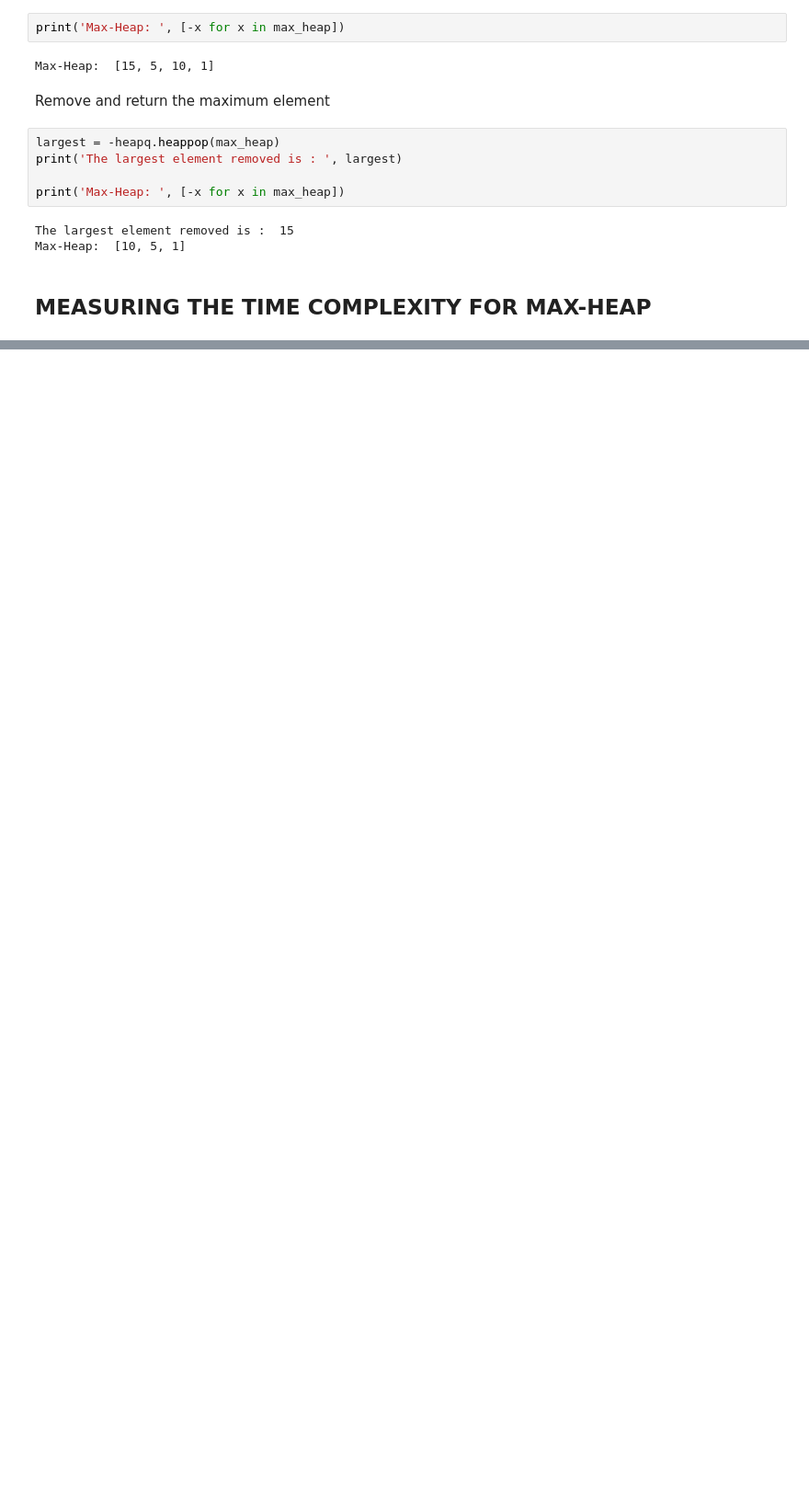
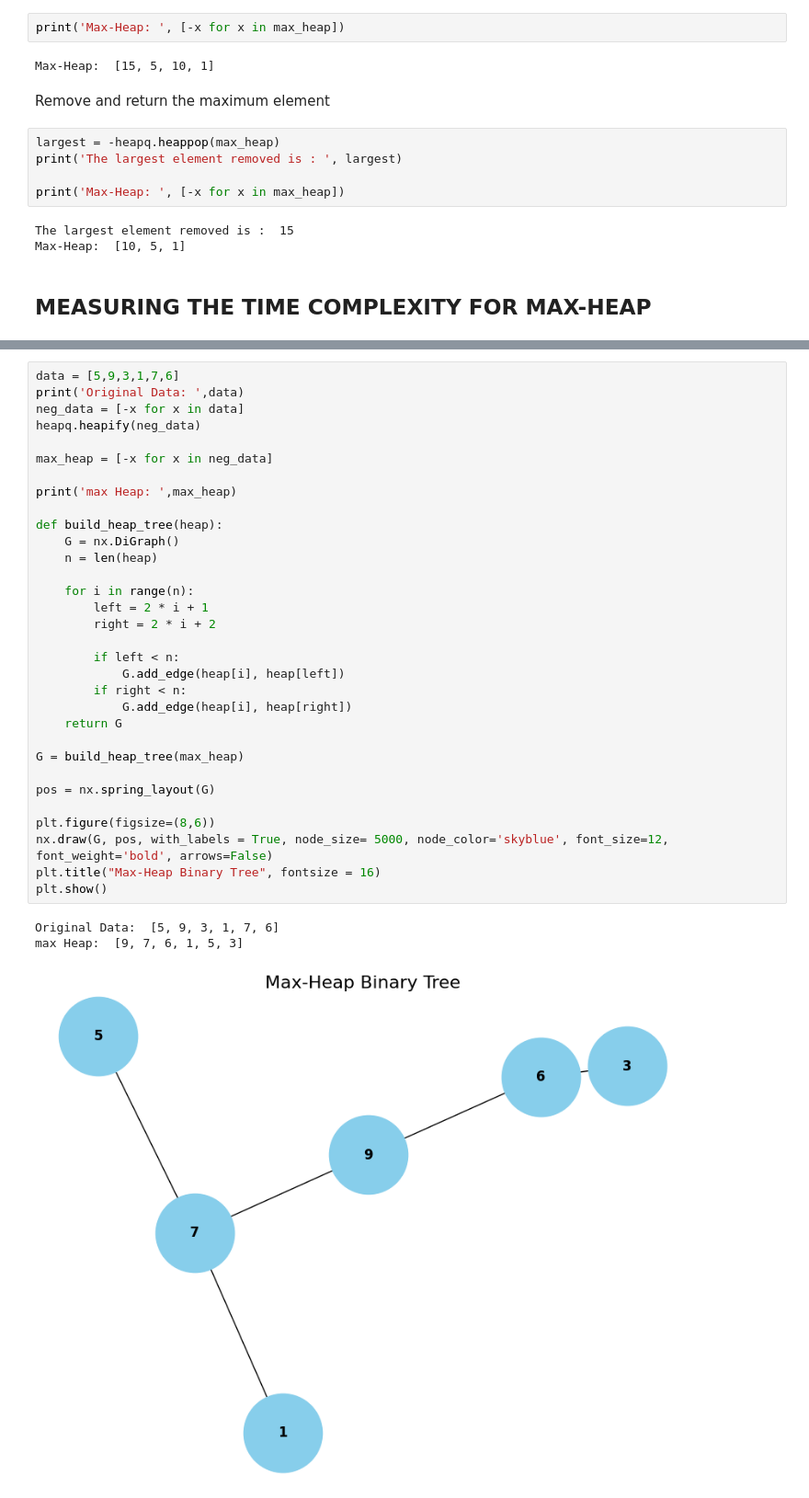
Before and after one commit to JeisonRobles/MIT-Algorithms, a Jupyter notebook: Heap Algorithm/Heap_Algorithm_andTimeComplexity.ipynb, the cells around one changed output, grey strips where cells are left out. Shown at 92% size. Cells and saved outputs as stored; diff of their text form; blank space fills up the shorter version.

```diff
--- a/Heap Algorithm/Heap_Algorithm_andTimeComplexity.ipynb
+++ b/Heap Algorithm/Heap_Algorithm_andTimeComplexity.ipynb
@@ -67,0 +164,36 @@ def heap_pop_time(n):
+# %%
+data = [5,9,3,1,7,6]
+print('Original Data: ',data)
+neg_data = [-x for x in data]
+heapq.heapify(neg_data)
+
+max_heap = [-x for x in neg_data]
+
+print('max Heap: ',max_heap)
+
+def build_heap_tree(heap):
+    G = nx.DiGraph()
+    n = len(heap)
+
+    for i in range(n):
+        left = 2 * i + 1
+        right = 2 * i + 2
+
+        if left < n:
+            G.add_edge(heap[i], heap[left])
+        if right < n:
+            G.add_edge(heap[i], heap[right])
+    return G
+
+G = build_heap_tree(max_heap)
+
+pos = nx.spring_layout(G)
+
+plt.figure(figsize=(8,6))
+nx.draw(G, pos, with_labels = True, node_size= 5000, node_color='skyblue', font_size=12, font_weight='bold', arrows=False)
+plt.title("Max-Heap Binary Tree", fontsize = 16)
+plt.show()
+# %% [output]
+Original Data:  [5, 9, 3, 1, 7, 6]
+max Heap:  [9, 7, 6, 1, 5, 3]
+[figure, added]
```
Also changed, not shown: parts of 5 cells of this notebook.
